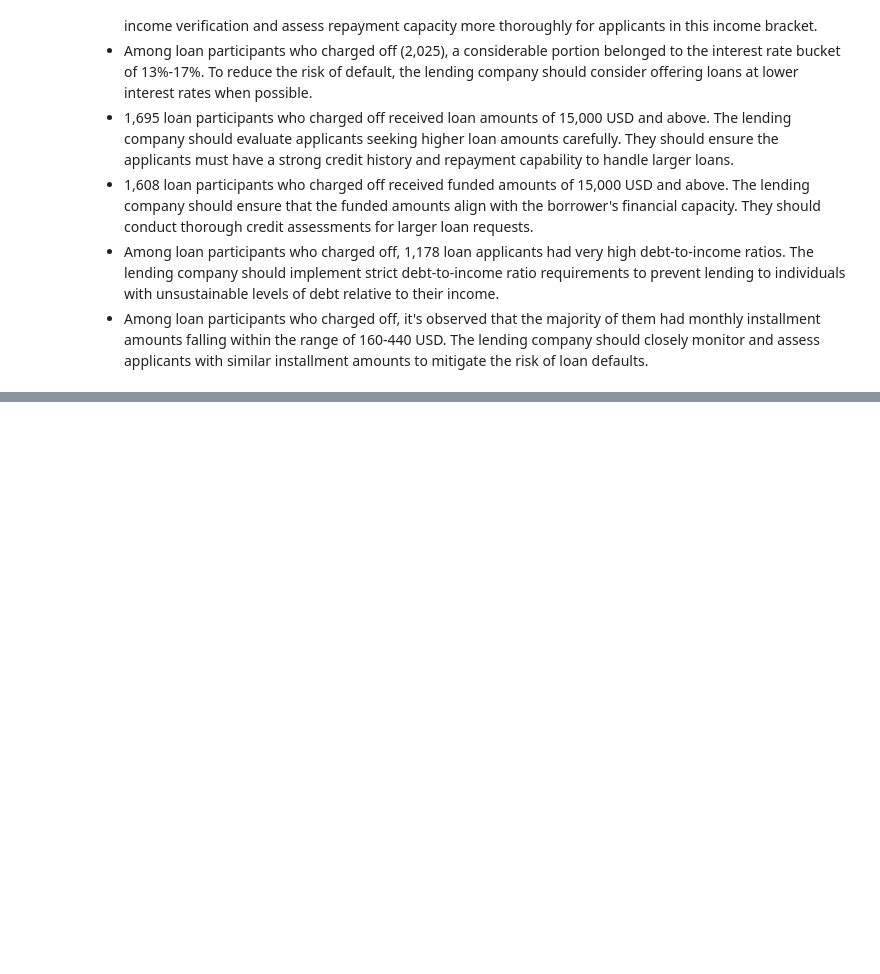
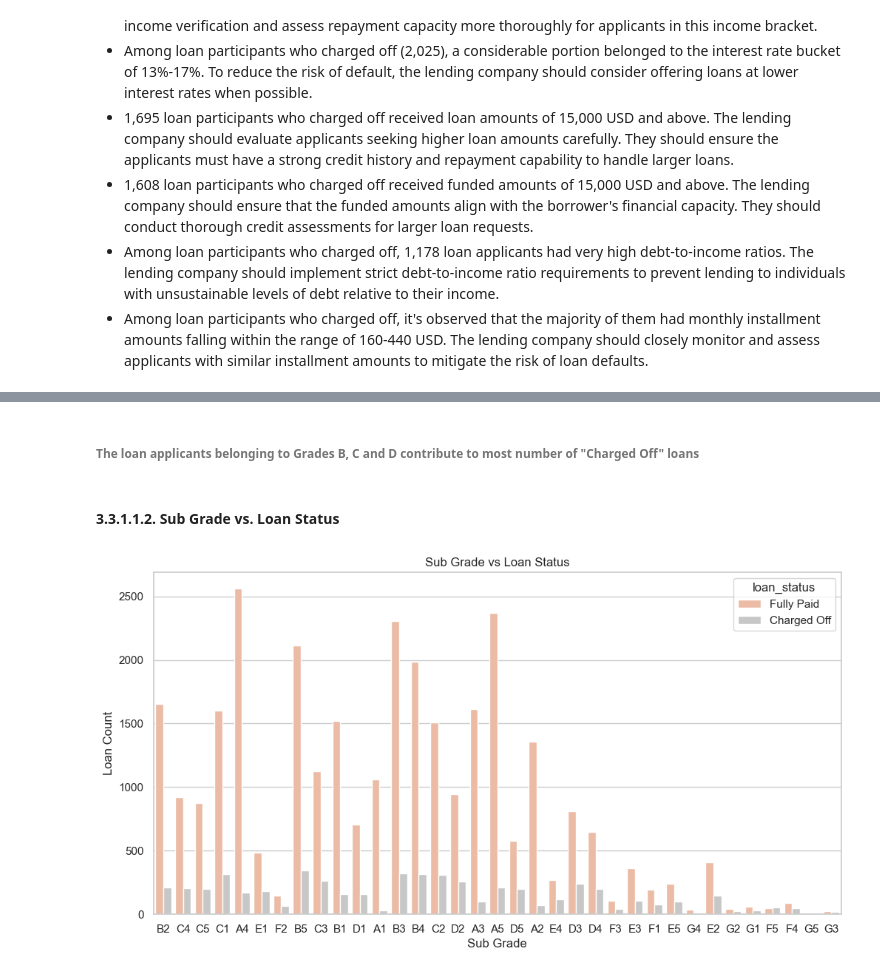
Before and after one commit to akashkriplani/lending-club-case-study, a Jupyter notebook: Akash_Kriplani.ipynb, the cells around one changed output, grey strips where cells are left out. Saved outputs shown, nothing was run; the diff lists cells and outputs as text; code cells hidden in the pictures; blank space fills up the shorter version.

```diff
--- a/Akash_Kriplani.ipynb
+++ b/Akash_Kriplani.ipynb
@@ -1165,0 +1171,17 @@ plot_cross_tab_graph_for_defaulters(loan_df, purpose_dict)
+# %% [markdown]
+###### The loan applicants belonging to Grades B, C and D contribute to most number of "Charged Off" loans
+# %% [markdown]
+#### 3.3.1.1.2. Sub Grade vs. Loan Status
+# %%
+countplot_graph({
+    'data': loan_df,
+    'x': 'sub_grade',
+    'figsize': (12, 6),
+    'hue': 'loan_status',
+    'xlabel': 'Sub Grade',
+    'ylabel': 'Loan Count',
+    'title': 'Sub Grade vs Loan Status',
+    'palette': 'RdGy'
+}, annot = False)
+# %% [output]
+[figure, added]
```
Also changed, not shown: parts of 53 cells of this notebook.
